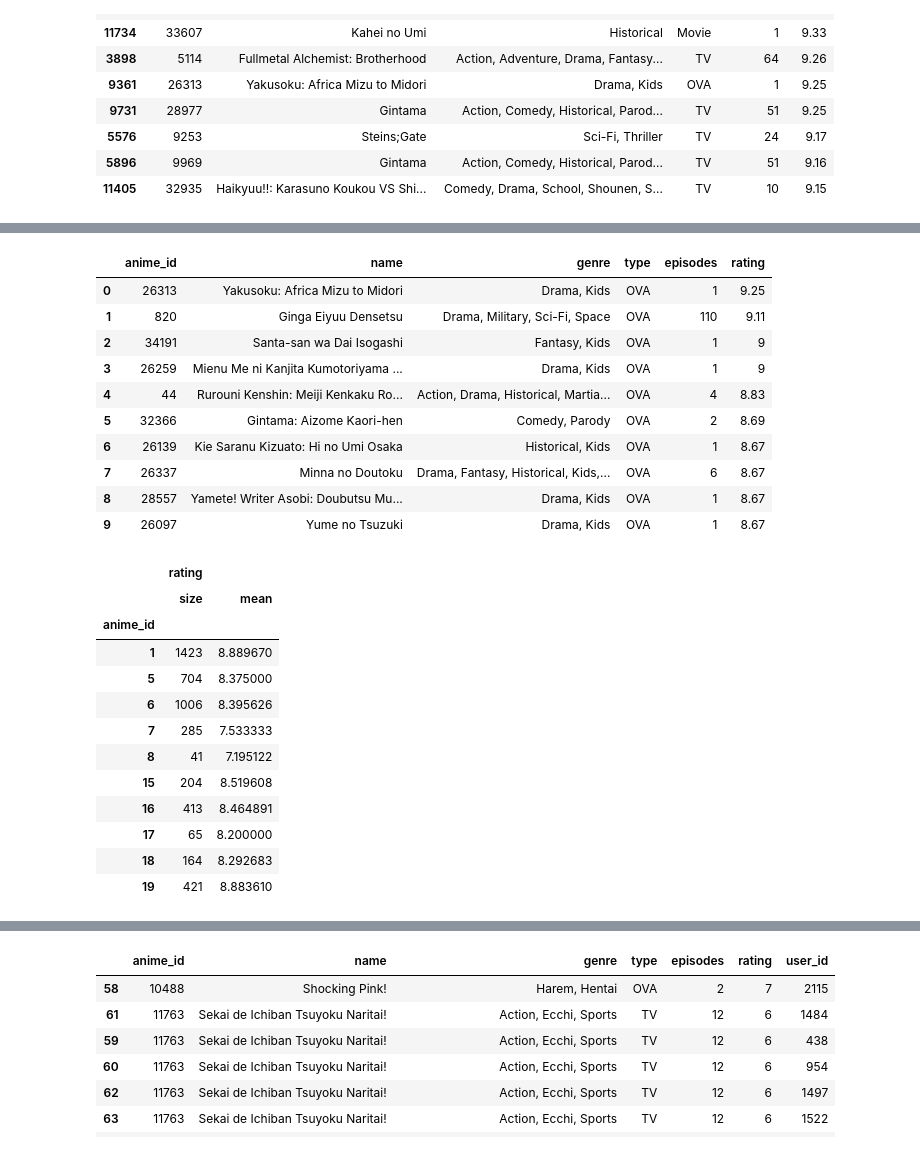
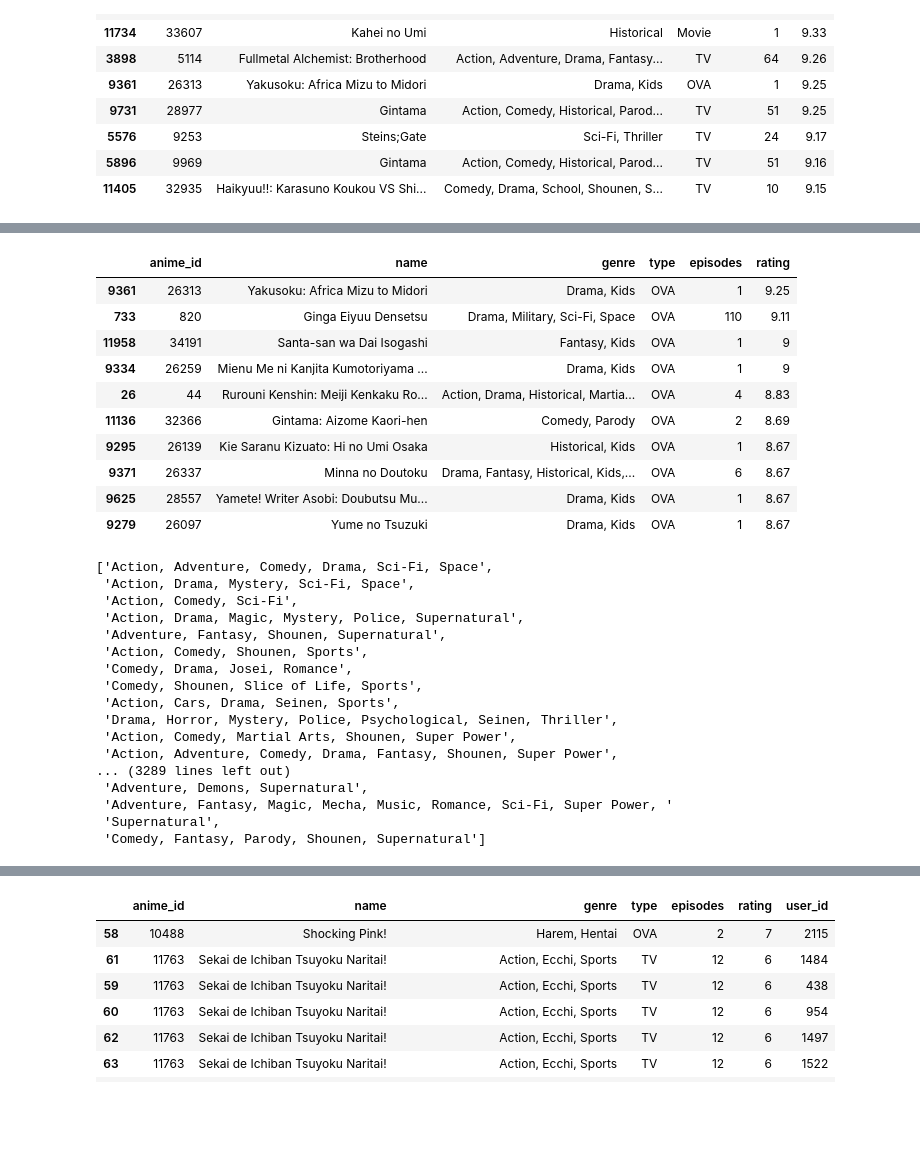
Before and after one commit to Capstone-Project-group/Recommender-System, a Jupyter notebook: Data-Prep.ipynb, the cells around one changed output, grey strips where cells are left out. Saved outputs shown, nothing was run; the diff lists cells and outputs as text; code cells hidden in the pictures; blank space fills up the shorter version.

```diff
--- a/Data-Prep.ipynb
+++ b/Data-Prep.ipynb
@@ -104,37 +134,47 @@ anime_tv.head(10)
 # %%
-# The highiest rated original video animation (OVA)
-
 anime_ova = anime.loc[anime['type'] == 'OVA']
 anime_ova = anime_ova.sort_values(by='rating', ascending=False)
-anime_ova.reset_index(drop=True, inplace=True)
+#anime_ova.reset_index(drop=True, inplace=True)
 anime_ova.head(10)
 # %% [output]
 |  | anime_id | name | genre | type | episodes | rating |
-| 0 | 26313 | Yakusoku: Africa Mizu to Midori | Drama, Kids | OVA | 1 | 9.25 |
-| 1 | 820 | Ginga Eiyuu Densetsu | Drama, Military, Sci-Fi, Space | OVA | 110 | 9.11 |
-| 2 | 34191 | Santa-san wa Dai Isogashi | Fantasy, Kids | OVA | 1 | 9 |
-| 3 | 26259 | Mienu Me ni Kanjita Kumotoriyama ... | Drama, Kids | OVA | 1 | 9 |
-| 4 | 44 | Rurouni Kenshin: Meiji Kenkaku Ro... | Action, Drama, Historical, Martia... | OVA | 4 | 8.83 |
-| 5 | 32366 | Gintama: Aizome Kaori-hen | Comedy, Parody | OVA | 2 | 8.69 |
-| 6 | 26139 | Kie Saranu Kizuato: Hi no Umi Osaka | Historical, Kids | OVA | 1 | 8.67 |
-| 7 | 26337 | Minna no Doutoku | Drama, Fantasy, Historical, Kids,... | OVA | 6 | 8.67 |
-| 8 | 28557 | Yamete! Writer Asobi: Doubutsu Mu... | Drama, Kids | OVA | 1 | 8.67 |
-| 9 | 26097 | Yume no Tsuzuki | Drama, Kids | OVA | 1 | 8.67 |
+| 9361 | 26313 | Yakusoku: Africa Mizu to Midori | Drama, Kids | OVA | 1 | 9.25 |
+| 733 | 820 | Ginga Eiyuu Densetsu | Drama, Military, Sci-Fi, Space | OVA | 110 | 9.11 |
+| 11958 | 34191 | Santa-san wa Dai Isogashi | Fantasy, Kids | OVA | 1 | 9 |
+| 9334 | 26259 | Mienu Me ni Kanjita Kumotoriyama ... | Drama, Kids | OVA | 1 | 9 |
+| 26 | 44 | Rurouni Kenshin: Meiji Kenkaku Ro... | Action, Drama, Historical, Martia... | OVA | 4 | 8.83 |
+| 11136 | 32366 | Gintama: Aizome Kaori-hen | Comedy, Parody | OVA | 2 | 8.69 |
+| 9295 | 26139 | Kie Saranu Kizuato: Hi no Umi Osaka | Historical, Kids | OVA | 1 | 8.67 |
+| 9371 | 26337 | Minna no Doutoku | Drama, Fantasy, Historical, Kids,... | OVA | 6 | 8.67 |
+| 9625 | 28557 | Yamete! Writer Asobi: Doubutsu Mu... | Drama, Kids | OVA | 1 | 8.67 |
+| 9279 | 26097 | Yume no Tsuzuki | Drama, Kids | OVA | 1 | 8.67 |
 # %%
-rating_stats = ratings.groupby('anime_id').agg({'rating': [np.size, np.mean]})
-rating_stats.head(10)
+# Raw genre strings
+
+anime_genres = []
+
+for genre in anime['genre']:
+    if isinstance(genre, str):
+        if genre not in anime_genres:
+            anime_genres.append(genre)
+
+pprint(anime_genres)
 # %% [output]
-|  | rating |  |
-|  | size | mean |
-| anime_id |  |  |
-| 1 | 1423 | 8.889670 |
-| 5 | 704 | 8.375000 |
-| 6 | 1006 | 8.395626 |
-| 7 | 285 | 7.533333 |
-| 8 | 41 | 7.195122 |
-| 15 | 204 | 8.519608 |
-| 16 | 413 | 8.464891 |
-| 17 | 65 | 8.200000 |
-| 18 | 164 | 8.292683 |
-| 19 | 421 | 8.883610 |
+['Action, Adventure, Comedy, Drama, Sci-Fi, Space',
+ 'Action, Drama, Mystery, Sci-Fi, Space',
+ 'Action, Comedy, Sci-Fi',
+ 'Action, Drama, Magic, Mystery, Police, Supernatural',
+ 'Adventure, Fantasy, Shounen, Supernatural',
+ 'Action, Comedy, Shounen, Sports',
+ 'Comedy, Drama, Josei, Romance',
+ 'Comedy, Shounen, Slice of Life, Sports',
+ 'Action, Cars, Drama, Seinen, Sports',
+ 'Drama, Horror, Mystery, Police, Psychological, Seinen, Thriller',
+ 'Action, Comedy, Martial Arts, Shounen, Super Power',
+ 'Action, Adventure, Comedy, Drama, Fantasy, Shounen, Super Power',
+... (3289 lines left out)
+ 'Adventure, Demons, Supernatural',
+ 'Adventure, Fantasy, Magic, Mecha, Music, Romance, Sci-Fi, Super Power, '
+ 'Supernatural',
+ 'Comedy, Fantasy, Parody, Shounen, Supernatural']
 # %%
```
Also changed, not shown: parts of 24 cells of this notebook.
